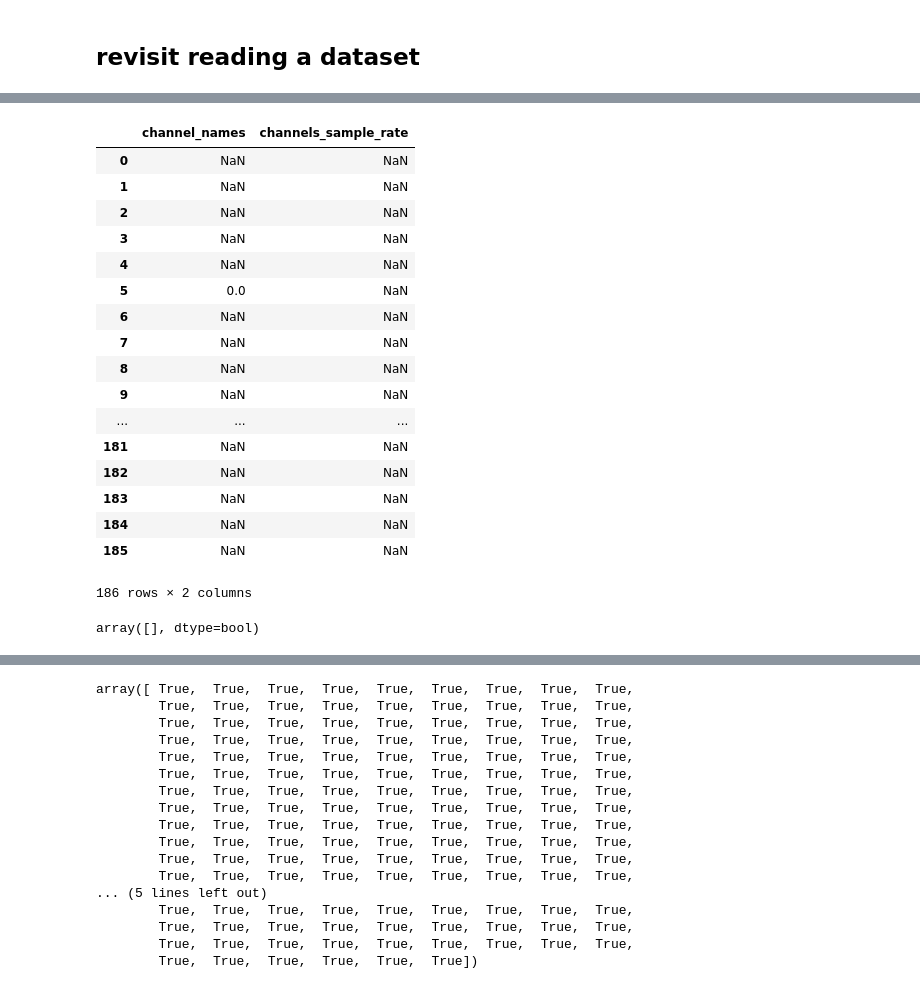
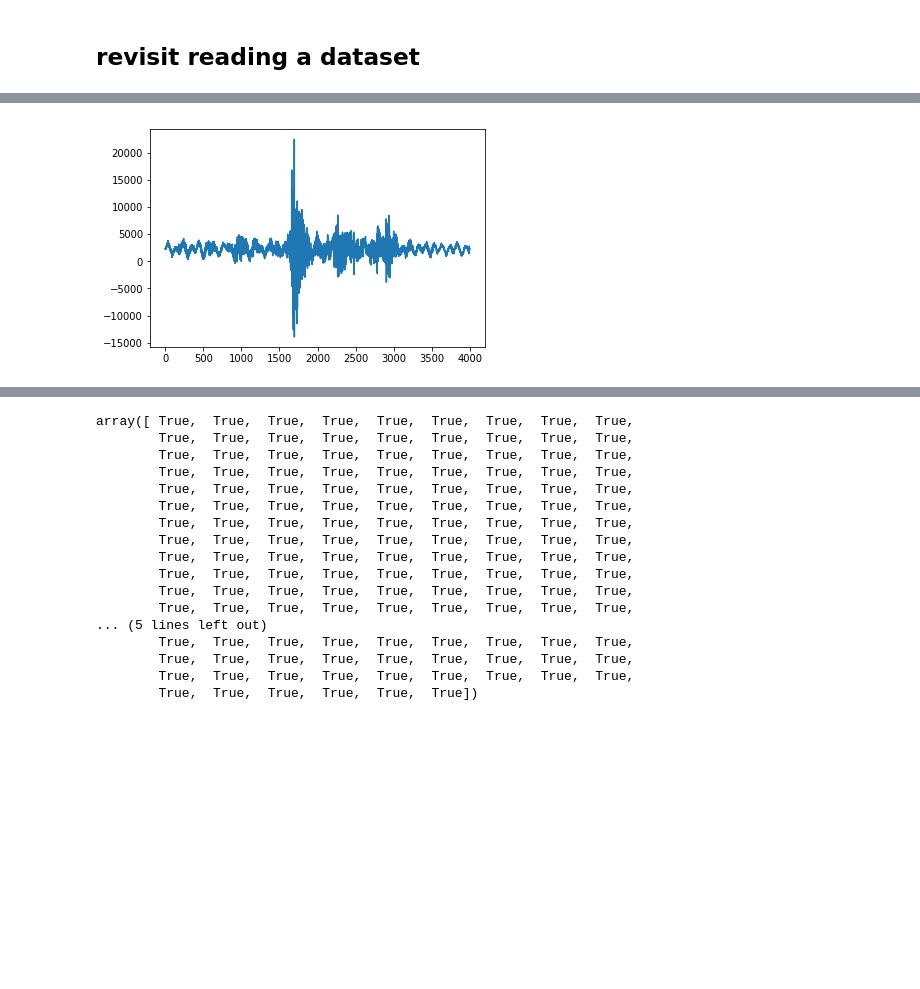
Before and after one commit to zekearneodo/pipefinch, a Jupyter notebook: rhd_kwik_mountain.ipynb, the cells around one changed output, grey strips where cells are left out. Cells and saved outputs as stored; diff of their text form; code cells hidden in the pictures; blank space fills up the shorter version.

```diff
--- a/rhd_kwik_mountain.ipynb
+++ b/rhd_kwik_mountain.ipynb
@@ -43,14 +45,16 @@ os.environ['NUMEXPR_NUM_THREADS'] = '8'
 # %% [markdown]
 ### Session parameters and raw files
 # %%
-exp_base = os.path.abspath('/home/zinch/data/')
-exp_mnt = os.path.abspath('/mnt/zuperfinchjr/Data/')
+#exp_base = os.path.abspath('/home/zinch/data/')
+#exp_mnt = os.path.abspath('/mnt/zuperfinchjr/Data/')
+exp_base = os.path.abspath('/Users/zeke/experiment/raw_data/')
+exp_mnt = exp_base
 
 file_sys = {'exp_base': exp_base}
 
-sess_par = {'bird': 'o9j9',
-           'sess': '20181125_r021_saveontrigger',
-            'neural': 'Neural'}
+sess_par = {'bird': 'o3g3',
+           'sess': 'awake_mix_test',
+            'neural': 'neural'}
 
 
 def file_names(sess_par, file_sys=None):
@@ -99,3 +154,3 @@ NameError: name 'bin_path' is not defined
 # %%
 from mountainlab_pytools import mdaio
-mdaio.DiskReadMda
+loaded_mda = mdaio.readmda(bin_path)
@@ -233,26 +157,6 @@ pd_check[pd_check[['channel_names', 'channels_sample_rate']]==False]
-# %%
-pd_check[pd_check==False]
-# %% [output]
-|  | channel_names | channels_sample_rate |
-| 0 | NaN | NaN |
-| 1 | NaN | NaN |
-| 2 | NaN | NaN |
-| 3 | NaN | NaN |
-| 4 | NaN | NaN |
-| 5 | 0.0 | NaN |
-| 6 | NaN | NaN |
-| 7 | NaN | NaN |
-| 8 | NaN | NaN |
-| 9 | NaN | NaN |
-| ... | ... | ... |
-| 181 | NaN | NaN |
-| 182 | NaN | NaN |
-| 183 | NaN | NaN |
-| 184 | NaN | NaN |
-| 185 | NaN | NaN |
-186 rows × 2 columns
-# %%
-a = np.empty(0)
-a == np.empty(0)
-# %% [output]
-array([], dtype=bool)
+# %%
+start = 8400000 + 30000
+end = start + 4000
+plt.plot(loaded_mda[:, start:end].T);
+# %% [output]
+[figure, added]
```
Also changed, not shown: parts of 35 cells of this notebook, 8 other files.
